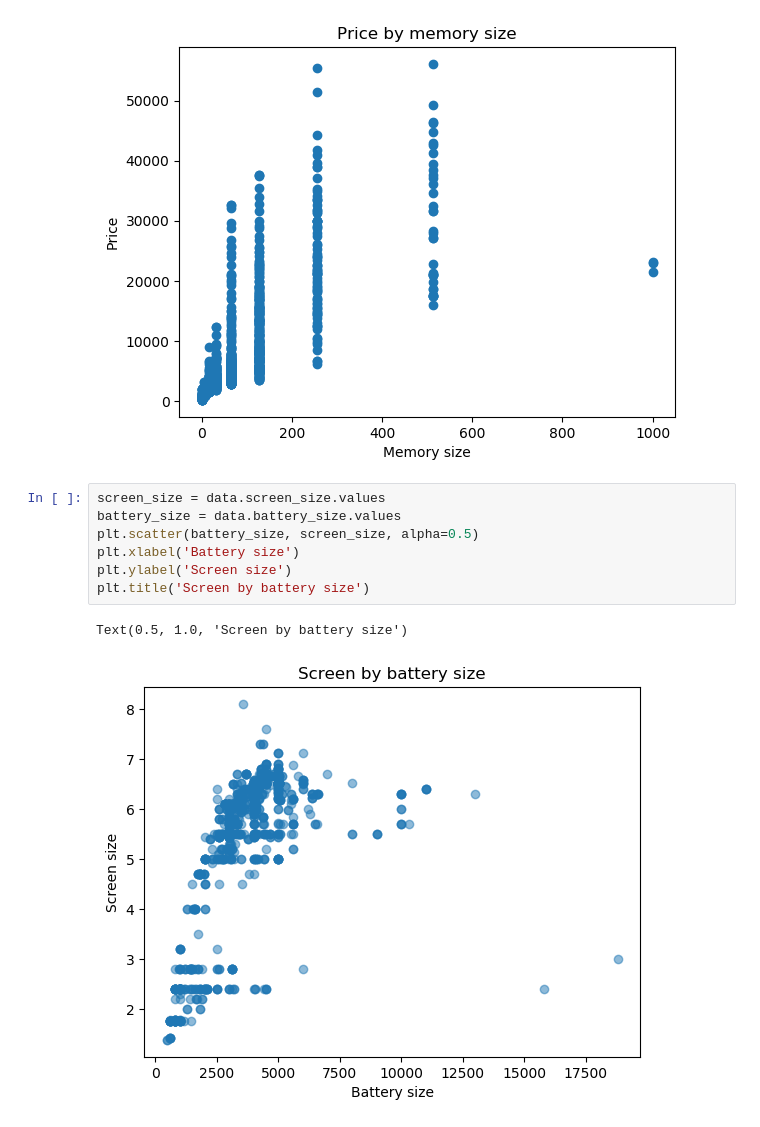
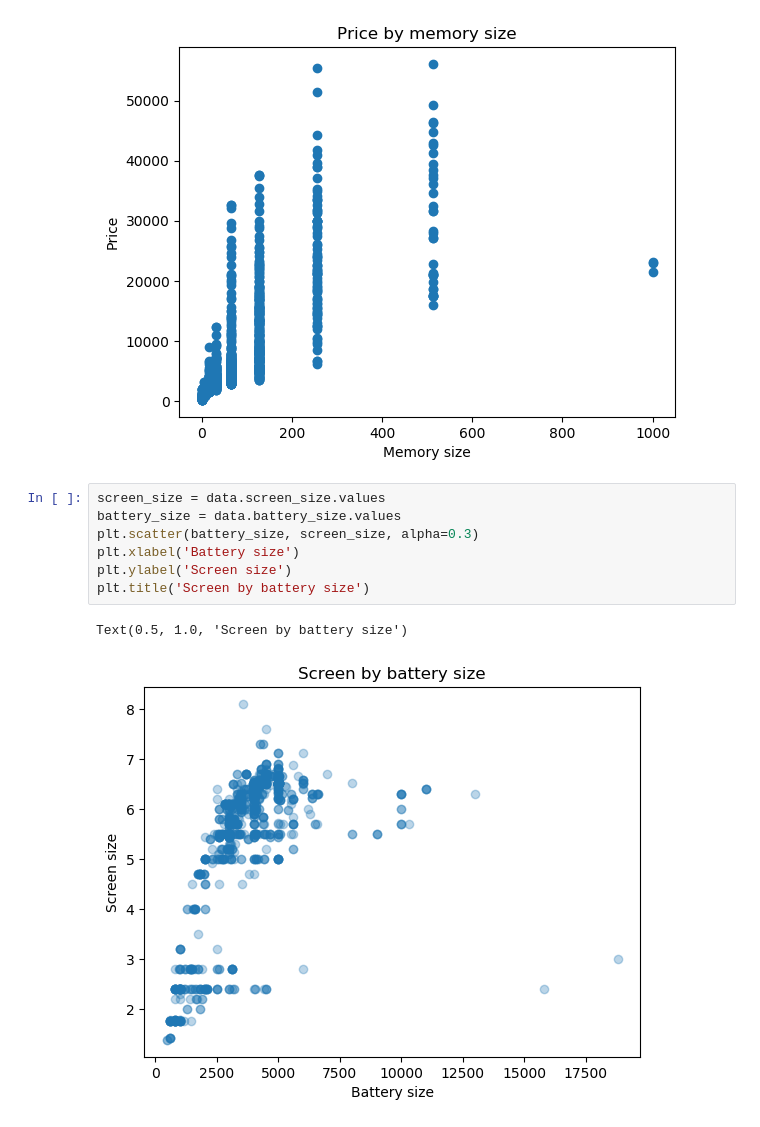
Before and after one commit to kiotokio/IDP, a Jupyter notebook: data_visualisation.ipynb, the cells around one changed output. Saved outputs shown, nothing was run; the diff lists cells and outputs as text.

```diff
--- a/data_visualisation.ipynb
+++ b/data_visualisation.ipynb
@@ -65,10 +65,10 @@ Text(0.5, 1.0, 'Price by memory size')
 # %%
 screen_size = data.screen_size.values
 battery_size = data.battery_size.values
-plt.scatter(battery_size, screen_size, alpha=0.5)
+plt.scatter(battery_size, screen_size, alpha=0.3)
 plt.xlabel('Battery size')
 plt.ylabel('Screen size')
 plt.title('Screen by battery size')
 # %% [output]
 Text(0.5, 1.0, 'Screen by battery size')
-[figure, old version]
+[figure, new version]
```
Also changed, not shown: parts of 4 cells of this notebook.
